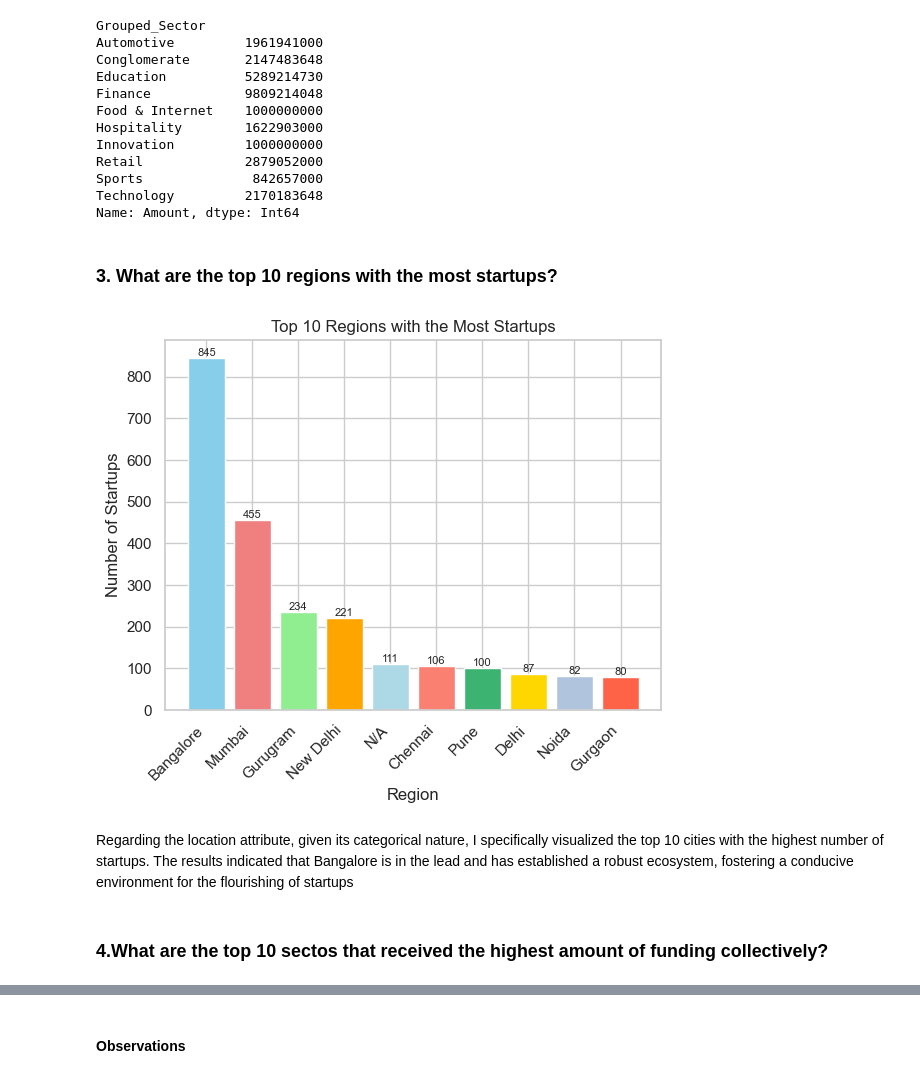
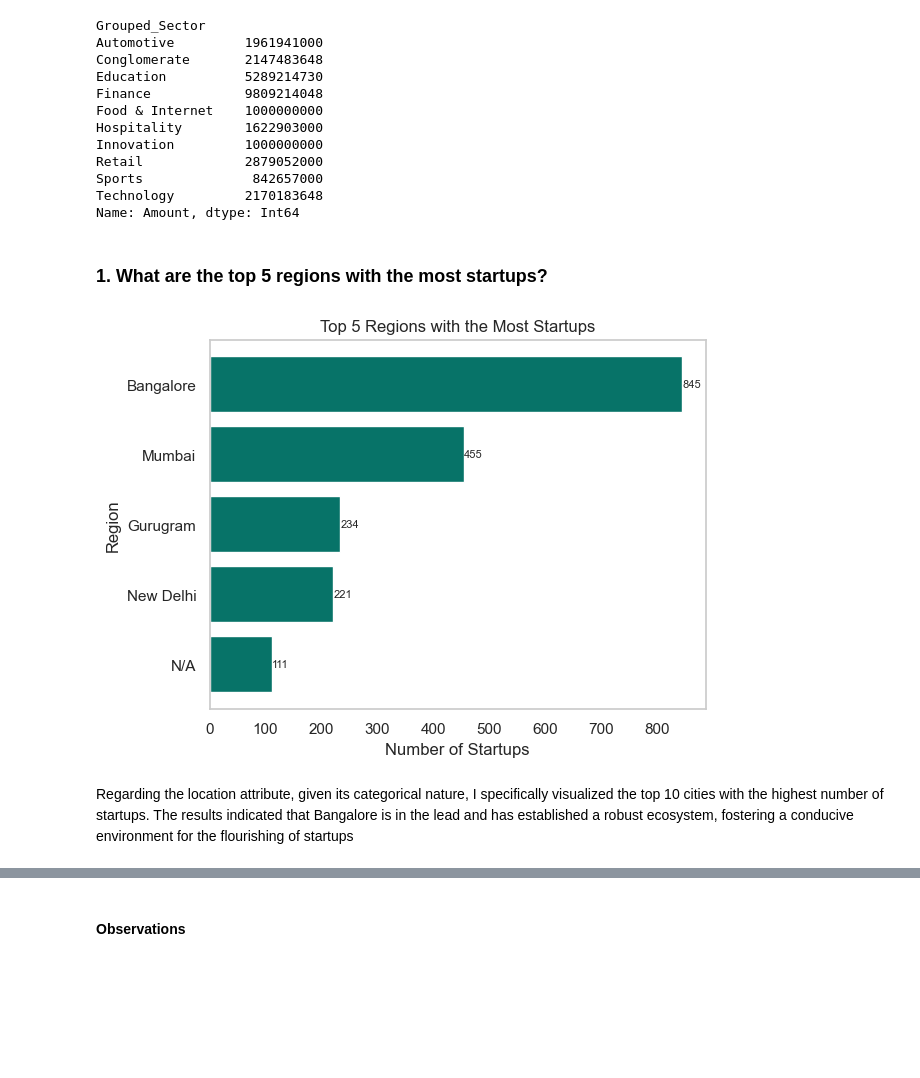
Before and after one commit to Vaniskemunto/ecosystem, a Jupyter notebook: ecosystem.ipynb, the cells around one changed output, grey strips where cells are left out. Cells and saved outputs as stored; diff of their text form; code cells hidden in the pictures; blank space fills up the shorter version.

Commit message:
More Visualisations

```diff
--- a/ecosystem.ipynb
+++ b/ecosystem.ipynb
@@ -2292,39 +2281,34 @@ Sports              842657000
 Technology         2170183648
 Name: Amount, dtype: Int64
 # %% [markdown]
-### 3. What are the top 10 regions with the most startups?
+### 1. What are the top 5 regions with the most startups?
 # %%
+import matplotlib.pyplot as plt
+import pandas as pd
 
-
-full_data = pd.DataFrame(full_data)
+# Assuming `full_data` is already defined as a DataFrame
 
 # Group by 'HeadQuarter' and count the number of startups in each region
 startup_count_by_region = full_data['HeadQuarter'].value_counts()
 
-# Get the top 10 regions with the most startups
-top_10_regions = startup_count_by_region.nlargest(10)
+# Get the top 5 regions with the most startups and reverse the order
+top_5_regions = startup_count_by_region.nlargest()[::-1]
 
-# Custom color palette for the bar graph
-colors = ['skyblue', 'lightcoral', 'lightgreen', 'orange', 'lightblue', 'salmon', 'mediumseagreen', 'gold', 'lightsteelblue', 'tomato']
-
-# Plotting a bar graph for the top 10 regions
-plt.bar(top_10_regions.index, top_10_regions, color=colors)
+# Plotting a horizontal bar chart for the top 5 regions in descending order
+plt.barh(top_5_regions.index, top_5_regions, color="#077368")
 
 # Add values on the bars
-for index, value in enumerate(top_10_regions):
-    plt.text(index, value + 0.1, str(value), ha='center', va='bottom', fontsize=8)
+for index, value in enumerate(top_5_regions):
+    plt.text(value, index, str(value), ha='left', va='center', fontsize=8)
 
-plt.xlabel('Region')
-plt.ylabel('Number of Startups')
-plt.title('Top 10 Regions with the Most Startups')
-plt.xticks(rotation=45, ha='right')  # Rotate x-axis labels for better visibility
-
+plt.xlabel('Number of Startups')
+plt.ylabel('Region')
+plt.title('Top 5 Regions with the Most Startups')
+plt.grid(False)
 # Show the plot
 plt.show()
 # %% [output]
-[figure, old version]
+[figure, new version]
 # %% [markdown]
 
 Regarding the location attribute, given its categorical nature, I specifically visualized the top 10 cities with the highest number of startups. The results indicated that Bangalore is in the lead and has established a robust ecosystem, fostering a conducive environment for the flourishing of startups
-# %% [markdown]
-### 4.What are the top 10 sectos that received the highest amount of funding collectively?
```
Also changed, not shown: parts of 39 cells of this notebook, 4 other files.
